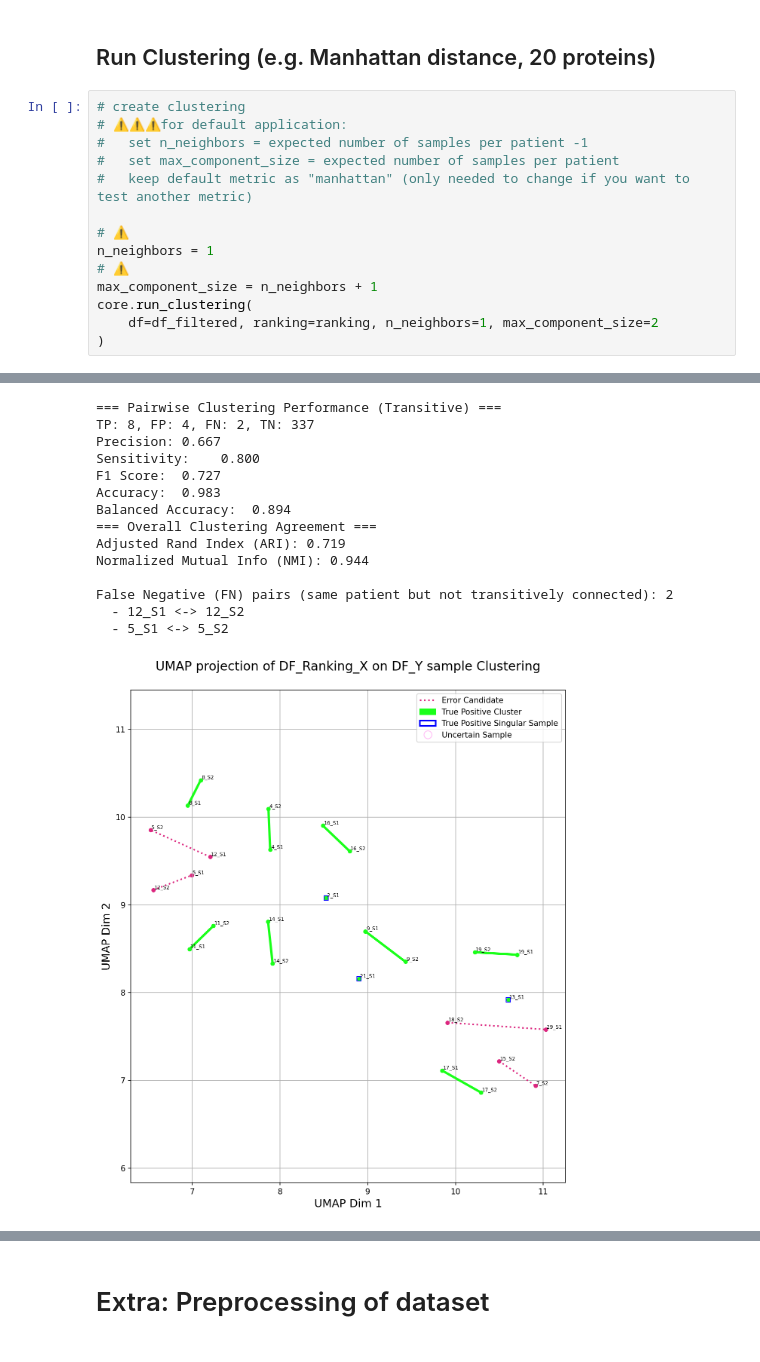
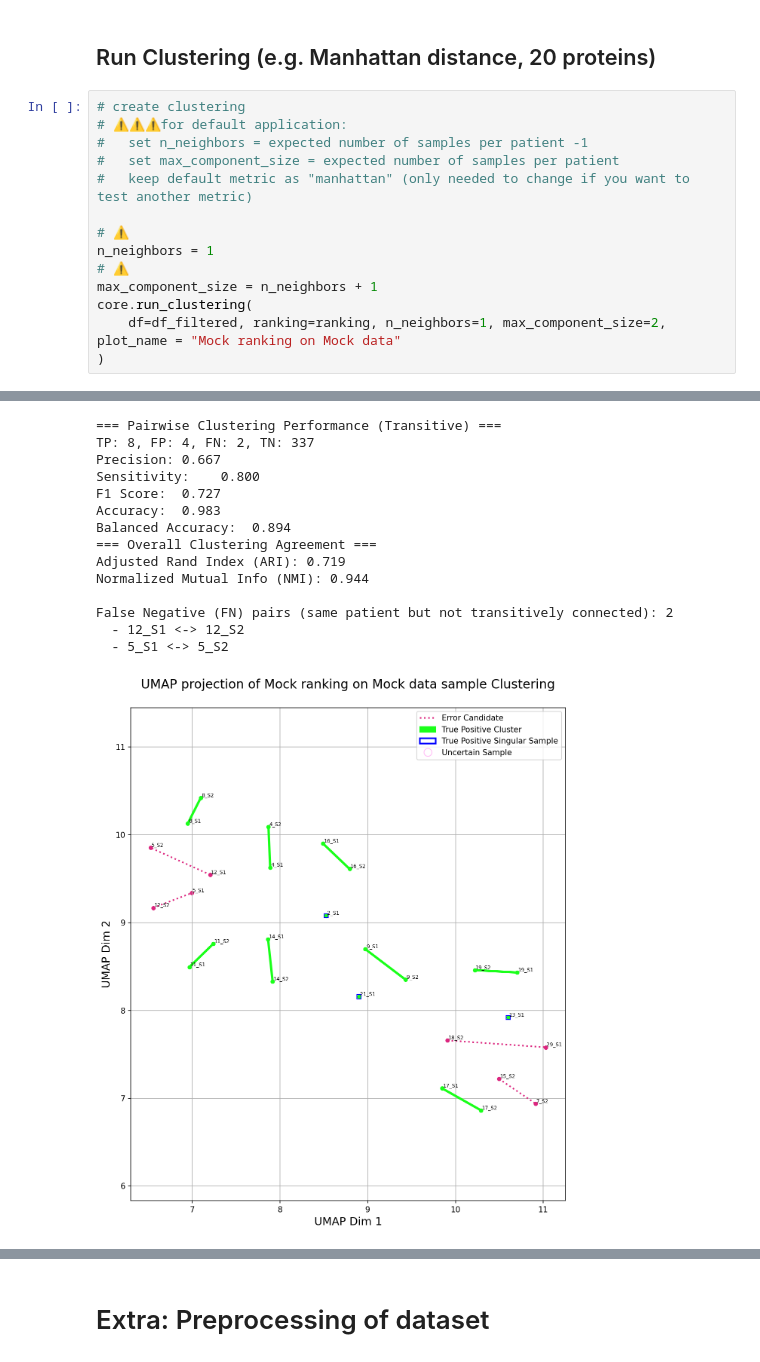
Before and after one commit to fhradilak/spqrp, a Jupyter notebook: example_mock_data.ipynb, the cells around one changed output, grey strips where cells are left out. Drawn from its saved outputs; the diff is of its cells as text.

```diff
--- a/example_mock_data.ipynb
+++ b/example_mock_data.ipynb
@@ -85,38 +85,38 @@ n_neighbors = 1
 # ⚠️
 max_component_size = n_neighbors + 1
 core.run_clustering(
-    df=df_filtered, ranking=ranking, n_neighbors=1, max_component_size=2
+    df=df_filtered, ranking=ranking, n_neighbors=1, max_component_size=2, plot_name = "Mock ranking on Mock data"
 )
 # %% [output]
 Checking if columns: ['Sample_ID', 'Patient_ID', 'Intensity', 'Protein'] are present in protein matrix
 All required columns are present for protein matrix.
 Checking if columns: ['Protein', 'Importance'] are present in importance ranking
 All required columns are present for importance ranking.
 IProgress not found. Please update jupyter and ipywidgets. See https://ipywidgets.readthedocs.io/en/stable/user_install.html
 
 
 'force_all_finite' was renamed to 'ensure_all_finite' in 1.6 and will be removed in 1.8.
 
 
 using precomputed metric; inverse_transform will be unavailable
 
 
 n_jobs value 1 overridden to 1 by setting random_state. Use no seed for parallelism.
 === Pairwise Clustering Performance (Transitive) ===
 TP: 8, FP: 4, FN: 2, TN: 337
 Precision: 0.667
 Sensitivity:    0.800
 F1 Score:  0.727
 Accuracy:  0.983
 Balanced Accuracy:  0.894
 === Overall Clustering Agreement ===
 Adjusted Rand Index (ARI): 0.719
 Normalized Mutual Info (NMI): 0.944
 
 False Negative (FN) pairs (same patient but not transitively connected): 2
   - 12_S1 <-> 12_S2
   - 5_S1 <-> 5_S2
-[figure, old version]
+[figure, new version]
 {'result_filtered': {'sample_order': ['11_S1',
    '11_S2',
    '12_S1',
```
Also changed, not shown: parts of 2 cells of this notebook, 1 other file.
